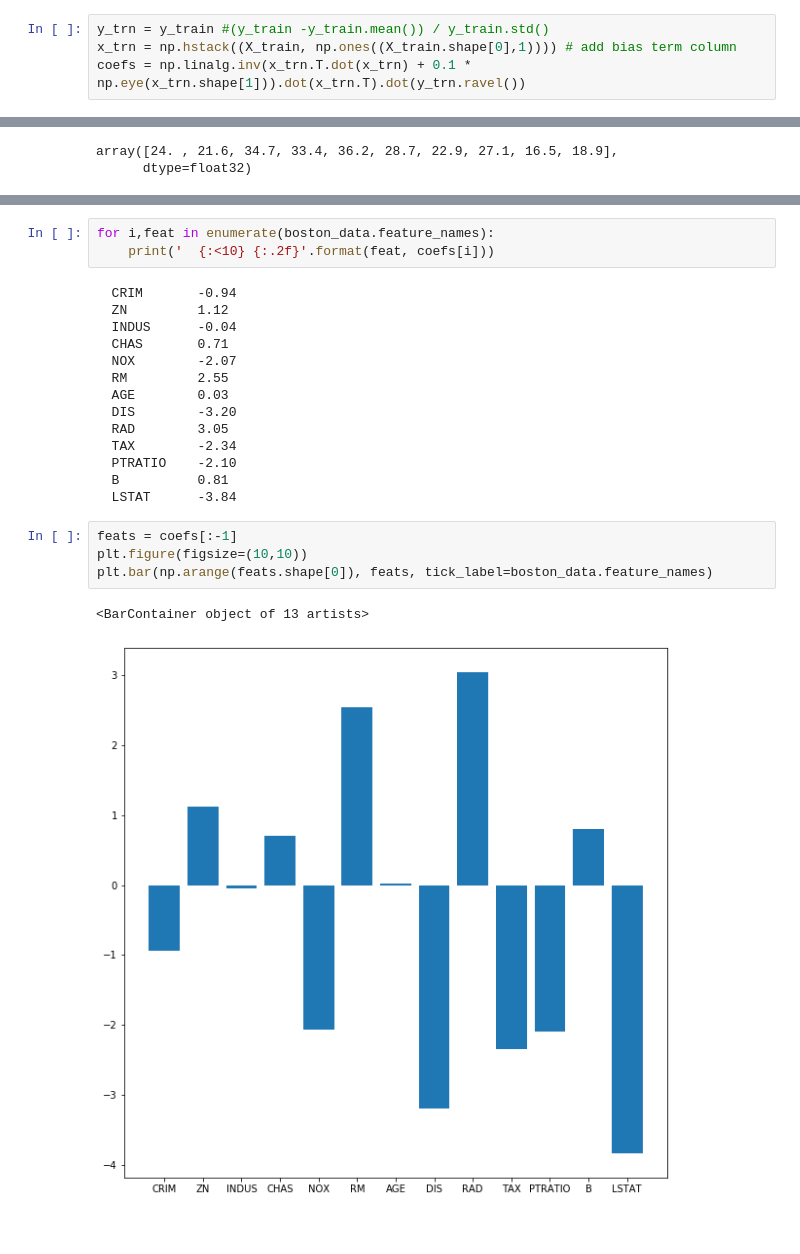
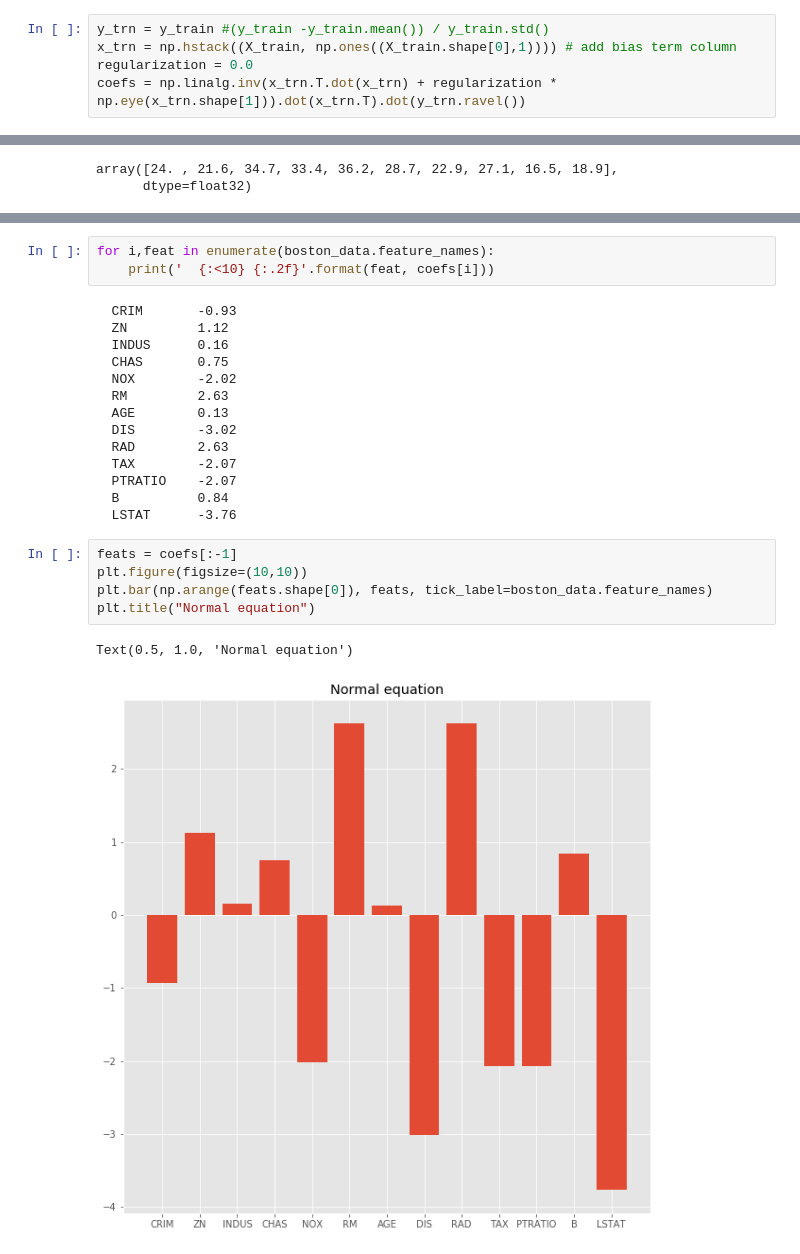
Before and after one commit to Lummetry/Hands-on-DS-Azure, a Jupyter notebook: course_1.ipynb, the cells around one changed output, grey strips where cells are left out. Drawn from its saved outputs; the diff is of its cells as text.

Commit message:
pretty charts

```diff
--- a/course_1.ipynb
+++ b/course_1.ipynb
@@ -310,7 +310,8 @@ coefs = np.linalg.pinv(X.T.dot(X) + 0.1 * np.eye(X.shape[1])).dot(X.T).dot(y)
 # %%
 y_trn = y_train #(y_train -y_train.mean()) / y_train.std()
 x_trn = np.hstack((X_train, np.ones((X_train.shape[0],1)))) # add bias term column
-coefs = np.linalg.inv(x_trn.T.dot(x_trn) + 0.1 * np.eye(x_trn.shape[1])).dot(x_trn.T).dot(y_trn.ravel())
+regularization = 0.0
+coefs = np.linalg.inv(x_trn.T.dot(x_trn) + regularization * np.eye(x_trn.shape[1])).dot(x_trn.T).dot(y_trn.ravel())
 # %%
 preds = x_trn.dot(coefs)
 # %%
@@ -339,23 +340,24 @@ lin_func.variables[0].numpy().ravel(), lin_func.variables[1].numpy()
 for i,feat in enumerate(boston_data.feature_names):
     print('  {:<10} {:.2f}'.format(feat, coefs[i]))
 # %% [output]
-  CRIM       -0.94
+  CRIM       -0.93
   ZN         1.12
-  INDUS      -0.04
-  CHAS       0.71
-  NOX        -2.07
-  RM         2.55
-  AGE        0.03
-  DIS        -3.20
-  RAD        3.05
-  TAX        -2.34
-  PTRATIO    -2.10
-  B          0.81
-  LSTAT      -3.84
+  INDUS      0.16
+  CHAS       0.75
+  NOX        -2.02
+  RM         2.63
+  AGE        0.13
+  DIS        -3.02
+  RAD        2.63
+  TAX        -2.07
+  PTRATIO    -2.07
+  B          0.84
+  LSTAT      -3.76
 # %%
 feats = coefs[:-1]
 plt.figure(figsize=(10,10))
 plt.bar(np.arange(feats.shape[0]), feats, tick_label=boston_data.feature_names)
+plt.title("Normal equation")
 # %% [output]
-<BarContainer object of 13 artists>
+Text(0.5, 1.0, 'Normal equation')
-[figure, old version]
+[figure, new version]
```
Also changed, not shown: parts of 9 cells of this notebook, 1 other file.
